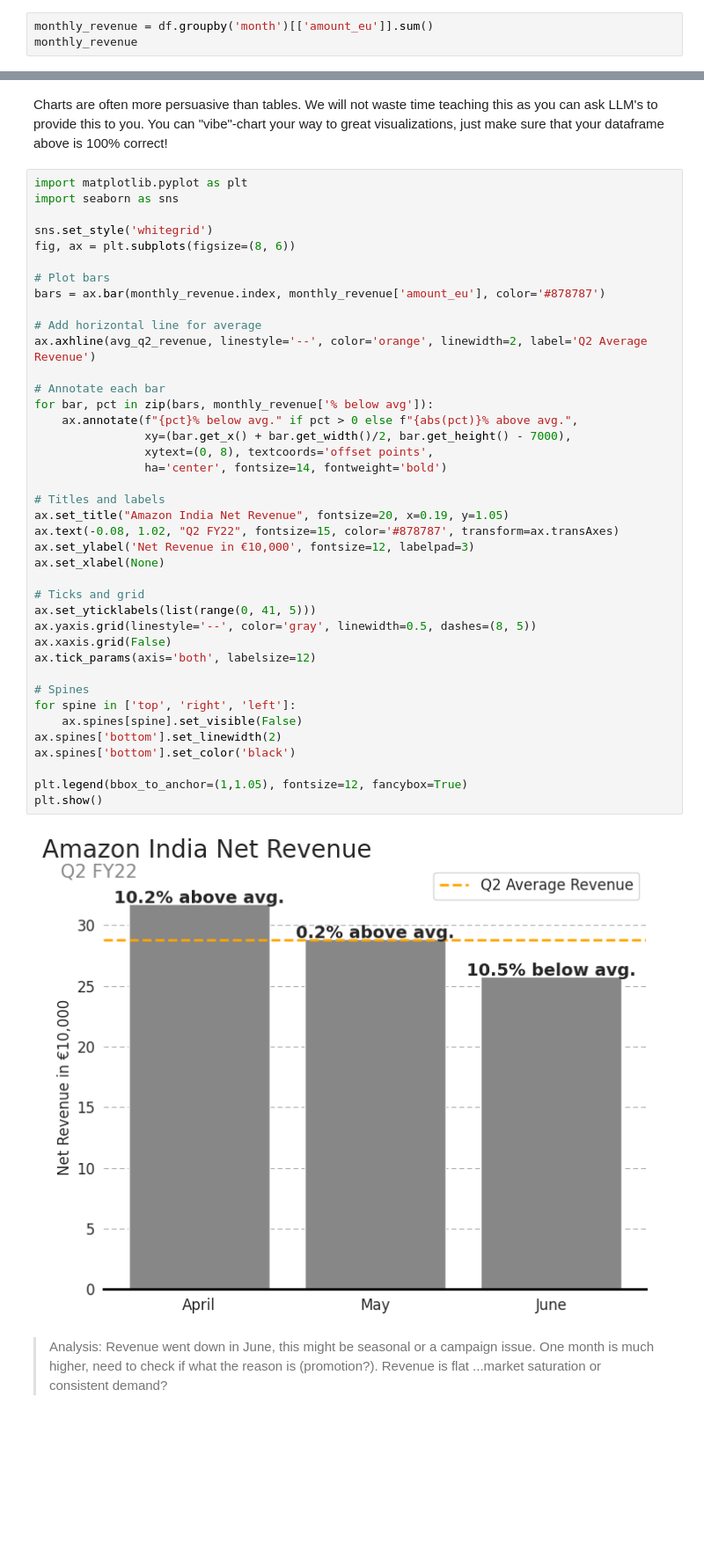
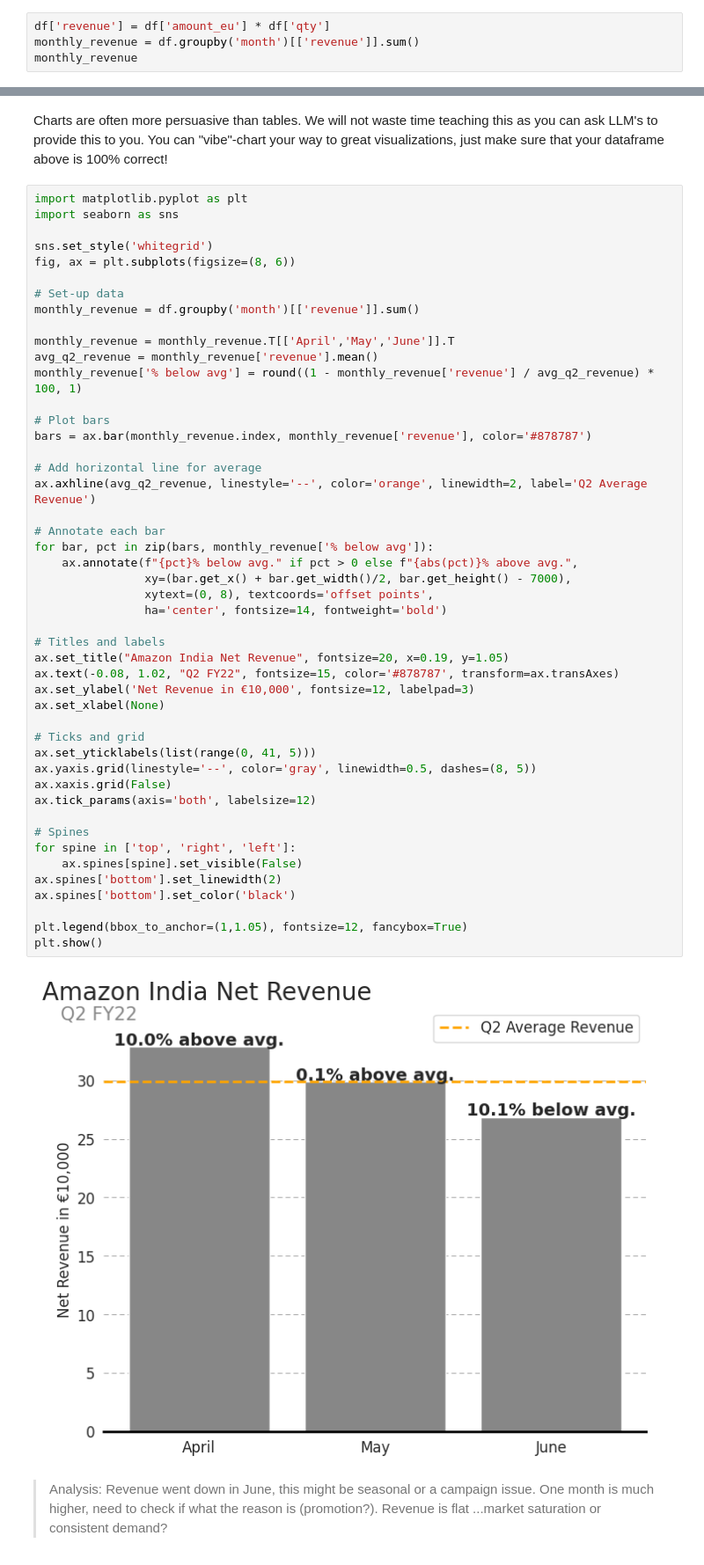
Before and after one commit to ciri/iese-dsfb-mim, a Jupyter notebook: notebooks/210-Amazon-Part-I.ipynb, the cells around one changed output, grey strips where cells are left out. Shown at 88% size. Drawn from its saved outputs; the diff is of its cells as text; blank space fills up the shorter version.

```diff
--- a/notebooks/210-Amazon-Part-I.ipynb
+++ b/notebooks/210-Amazon-Part-I.ipynb
@@ -248,6 +239,7 @@ This method groups the rows according to one or more **grouping variables**. Her
 
 Next, you select the columns to be aggregated, which, here would be just `price`. Finally, you specify the **aggregation function**. Having only the mean, you can do it just by adding `mean()` or by specifying `.agg('mean')`. The method `round()` works as you would expect it to.
 # %%
-monthly_revenue = df.groupby('month')[['amount_eu']].sum()
+df['revenue'] = df['amount_eu'] * df['qty']
+monthly_revenue = df.groupby('month')[['revenue']].sum()
 monthly_revenue
 # %% [output]
@@ -299,40 +283,47 @@ import seaborn as sns
 sns.set_style('whitegrid')
 fig, ax = plt.subplots(figsize=(8, 6))
 
+# Set-up data
+monthly_revenue = df.groupby('month')[['revenue']].sum()
+
+monthly_revenue = monthly_revenue.T[['April','May','June']].T
+avg_q2_revenue = monthly_revenue['revenue'].mean()
+monthly_revenue['% below avg'] = round((1 - monthly_revenue['revenue'] / avg_q2_revenue) * 100, 1)
+
 # Plot bars
-bars = ax.bar(monthly_revenue.index, monthly_revenue['amount_eu'], color='#878787')
+bars = ax.bar(monthly_revenue.index, monthly_revenue['revenue'], color='#878787')
 
 # Add horizontal line for average
 ax.axhline(avg_q2_revenue, linestyle='--', color='orange', linewidth=2, label='Q2 Average Revenue')
 
 # Annotate each bar
 for bar, pct in zip(bars, monthly_revenue['% below avg']):
     ax.annotate(f"{pct}% below avg." if pct > 0 else f"{abs(pct)}% above avg.",
                 xy=(bar.get_x() + bar.get_width()/2, bar.get_height() - 7000),
                 xytext=(0, 8), textcoords='offset points',
                 ha='center', fontsize=14, fontweight='bold')
 
 # Titles and labels
 ax.set_title("Amazon India Net Revenue", fontsize=20, x=0.19, y=1.05)
 ax.text(-0.08, 1.02, "Q2 FY22", fontsize=15, color='#878787', transform=ax.transAxes)
 ax.set_ylabel('Net Revenue in €10,000', fontsize=12, labelpad=3)
 ax.set_xlabel(None)
 
 # Ticks and grid
 ax.set_yticklabels(list(range(0, 41, 5)))
 ax.yaxis.grid(linestyle='--', color='gray', linewidth=0.5, dashes=(8, 5))
 ax.xaxis.grid(False)
 ax.tick_params(axis='both', labelsize=12)
 
 # Spines
 for spine in ['top', 'right', 'left']:
     ax.spines[spine].set_visible(False)
 ax.spines['bottom'].set_linewidth(2)
 ax.spines['bottom'].set_color('black')
 
 plt.legend(bbox_to_anchor=(1,1.05), fontsize=12, fancybox=True)
 plt.show()
 # %% [output]
-[figure, old version]
+[figure, new version]
 # %% [markdown]
 > Analysis: Revenue went down in June, this might be seasonal  or a campaign issue. One month is much higher, need to check if what the reason is (promotion?). Revenue is flat ...market saturation or consistent demand?
```
Also changed, not shown: parts of 37 cells of this notebook, 5 other files.
